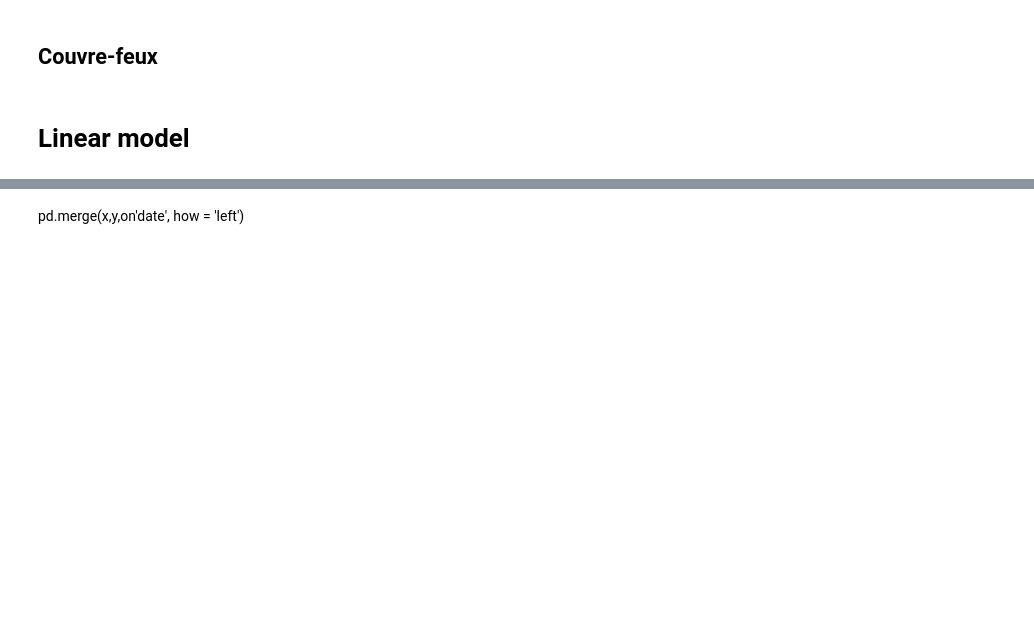
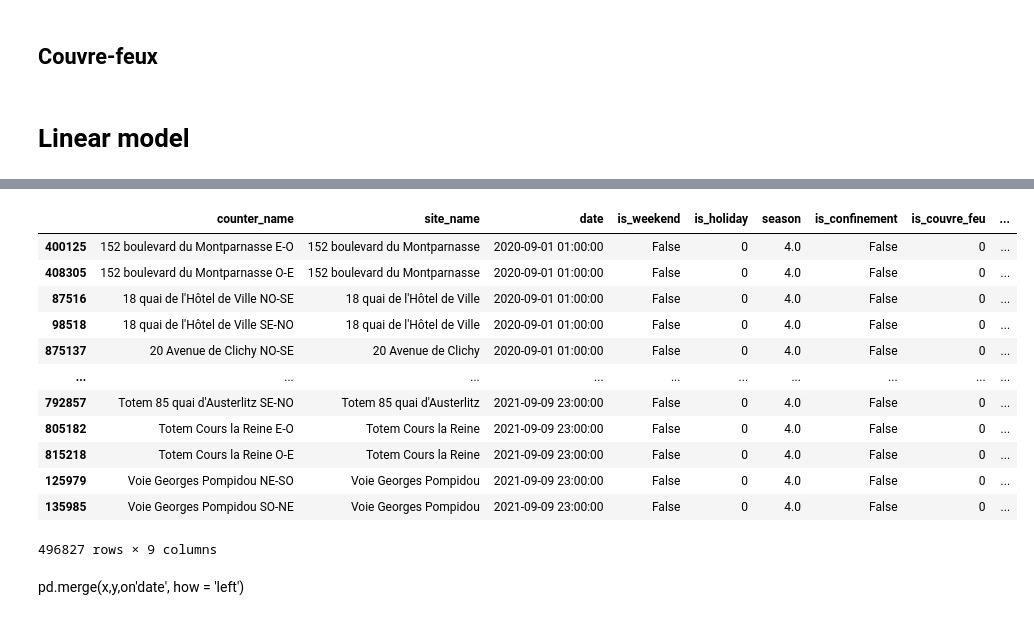
Before and after one commit to Turoc234/bike_counters_Malo_Artus, a Jupyter notebook: bike_simple.ipynb, the cells around one changed output, grey strips where cells are left out. Drawn from its saved outputs; the diff is of its cells as text; code cells hidden in the pictures; blank space fills up the shorter version.

Commit message:
Time of day

```diff
--- a/bike_simple.ipynb
+++ b/bike_simple.ipynb
@@ -166,3 +168,17 @@ data
+# %%
+def get_TimeOfDay(hour):
+  if hour > 3 and hour <= 6:
+    return 1
+  if hour > 6 and hour <= 10:
+    return 2
+  elif hour > 10 and hour <= 13:
+    return 3
+  elif hour > 13 and hour <= 17:
+    return 4
+  elif hour > 17 and hour <= 22:
+    return 5
+  else :
+    return 6
 # %% [markdown]
 ## Holidays
 # %%
@@ -293,6 +311,23 @@ X["is_couvre_feu"] = X.apply(encode_couvre_feu, axis=1)
 #X["couvre-feu 18h-6h"] = (X["date"]> '2020-01-16')& (X["date"] < '2021-03-19')
 #X["couvre-feu 19h-6h"] = (X["date"]> '2020-03-20')& (X["date"] < '2021-05-18')
 #X["couvre-feu 23h-6h"]= (X["date"] > '2021-06-09') & (X["date"] < '2021-06-20')
+# %%
+X['TimeOfDay'] = X['date'].dt.hour.apply(get_TimeOfDay)
+X
+# %% [output]
+|  | counter_name | site_name | date | is_weekend | is_holiday | season | is_confinement | is_couvre_feu | ... |
+| 400125 | 152 boulevard du Montparnasse E-O | 152 boulevard du Montparnasse | 2020-09-01 01:00:00 | False | 0 | 4.0 | False | 0 | ... |
+| 408305 | 152 boulevard du Montparnasse O-E | 152 boulevard du Montparnasse | 2020-09-01 01:00:00 | False | 0 | 4.0 | False | 0 | ... |
+| 87516 | 18 quai de l'Hôtel de Ville NO-SE | 18 quai de l'Hôtel de Ville | 2020-09-01 01:00:00 | False | 0 | 4.0 | False | 0 | ... |
+| 98518 | 18 quai de l'Hôtel de Ville SE-NO | 18 quai de l'Hôtel de Ville | 2020-09-01 01:00:00 | False | 0 | 4.0 | False | 0 | ... |
+| 875137 | 20 Avenue de Clichy NO-SE | 20 Avenue de Clichy | 2020-09-01 01:00:00 | False | 0 | 4.0 | False | 0 | ... |
+| ... | ... | ... | ... | ... | ... | ... | ... | ... | ... |
+| 792857 | Totem 85 quai d'Austerlitz SE-NO | Totem 85 quai d'Austerlitz | 2021-09-09 23:00:00 | False | 0 | 4.0 | False | 0 | ... |
+| 805182 | Totem Cours la Reine E-O | Totem Cours la Reine | 2021-09-09 23:00:00 | False | 0 | 4.0 | False | 0 | ... |
+| 815218 | Totem Cours la Reine O-E | Totem Cours la Reine | 2021-09-09 23:00:00 | False | 0 | 4.0 | False | 0 | ... |
+| 125979 | Voie Georges Pompidou NE-SO | Voie Georges Pompidou | 2021-09-09 23:00:00 | False | 0 | 4.0 | False | 0 | ... |
+| 135985 | Voie Georges Pompidou SO-NE | Voie Georges Pompidou | 2021-09-09 23:00:00 | False | 0 | 4.0 | False | 0 | ... |
+496827 rows × 9 columns
 # %% [markdown]
 pd.merge(x,y,on'date', how = 'left')
 # %%
```
Also changed, not shown: parts of 5 cells of this notebook.
